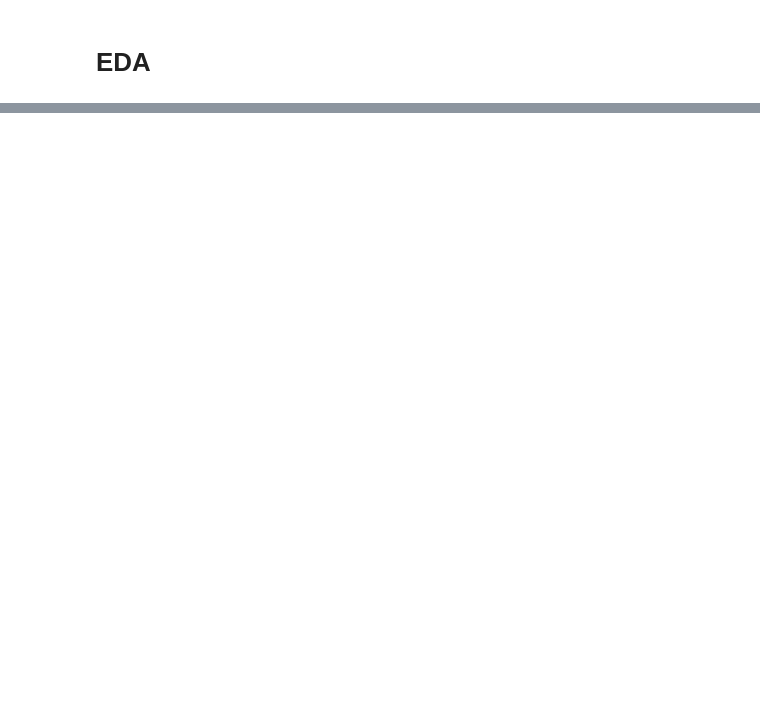
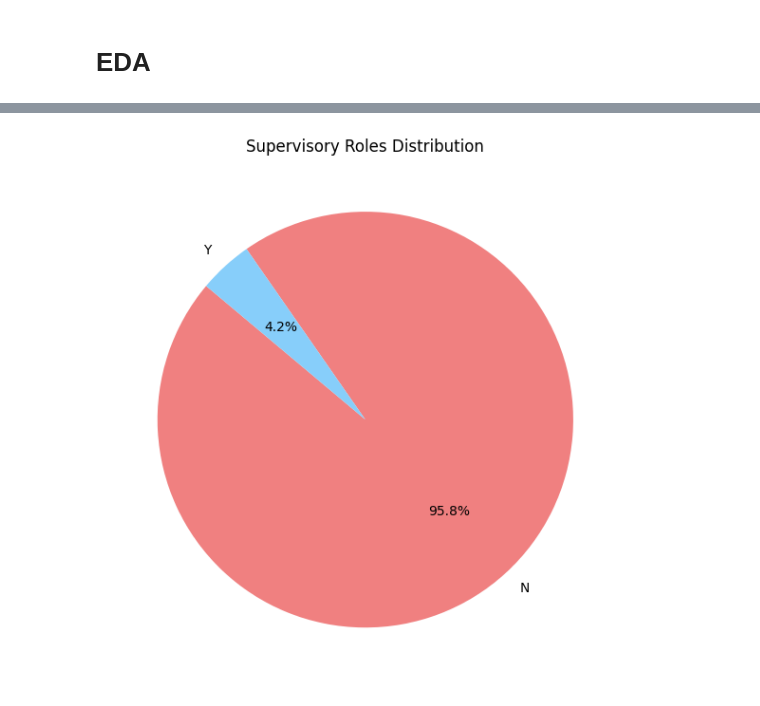
Before and after one commit to Alesandro-Rodriguez/ais-healthcare, a Jupyter notebook: Code/AisHealthcareAnalysis.ipynb, the cells around one changed output, grey strips where cells are left out. Drawn from its saved outputs; the diff is of its cells as text; code cells hidden in the pictures; blank space fills up the shorter version.

```diff
--- a/Code/AisHealthcareAnalysis.ipynb
+++ b/Code/AisHealthcareAnalysis.ipynb
@@ -168,0 +271,13 @@ dtype: int64
+# %%
+# Count supervisory roles
+supervisory_distribution = df['EmpPositionIsSuper'].value_counts()
+
+# Plot supervisory roles
+plt.figure(figsize=(6, 6))
+supervisory_distribution.plot(kind='pie', autopct='%1.1f%%', startangle=140, colors=['lightcoral', 'lightskyblue'])
+plt.title('Supervisory Roles Distribution')
+plt.ylabel('')
+plt.tight_layout()
+plt.show()
+# %% [output]
+[figure, added]
```
Also changed, not shown: parts of 10 cells of this notebook.
